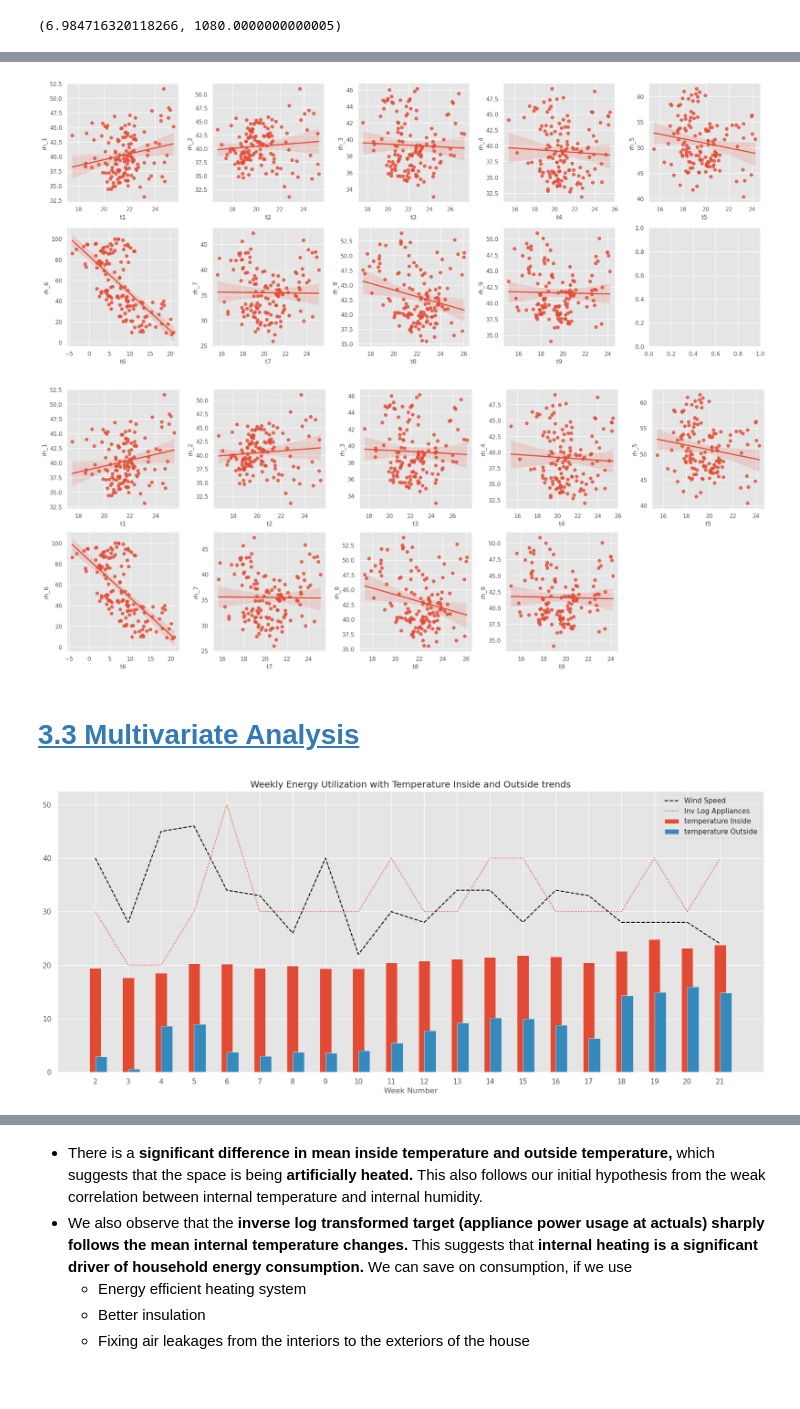
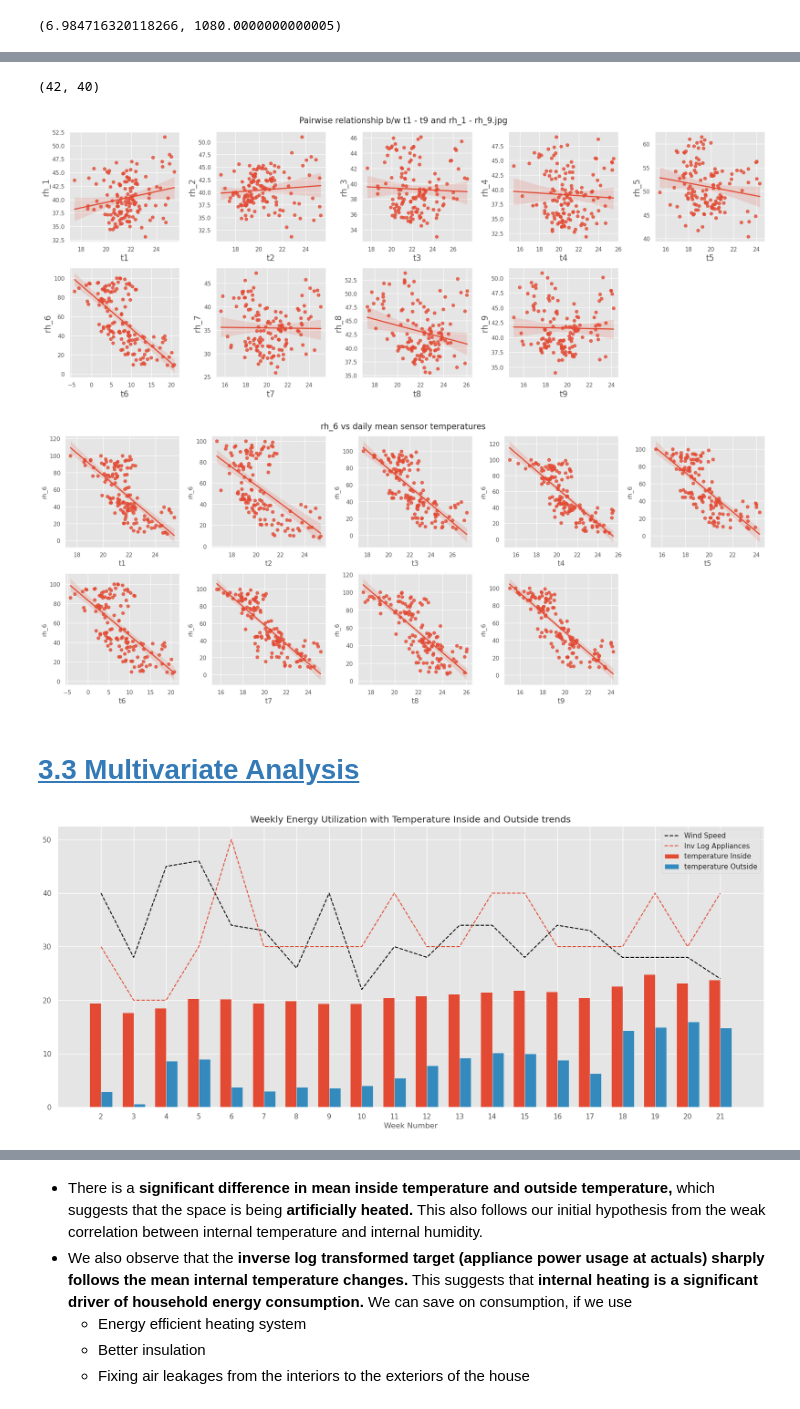
Before and after one commit to hantablack9/IIT-Roorkee-Hackathon, a Jupyter notebook: Household Energy Optimization, Prediction.ipynb, the cells around one changed output, grey strips where cells are left out. Drawn from its saved outputs; the diff is of its cells as text; code cells hidden in the pictures.

```diff
--- a/Household Energy Optimization, Prediction.ipynb
+++ b/Household Energy Optimization, Prediction.ipynb
@@ -552,2 +524,0 @@ numer = np.log(df['rh_out']/100) + 17.625*df['t_out']/(243.04+df['t_out'])
-# %%
-df['tdew_new'] = 234.04*numer/(17.625-numer)
@@ -572,33 +563,40 @@ Index(['ID', 'date', 'lights', 't1', 'rh_1', 't2', 'rh_2', 't3', 'rh_3', 't4',
+# %%
+len(df.columns), len(df_t.columns)
+# %% [output]
+(42, 40)
 # %%
 fig, axes = plt.subplots(nrows=2, ncols=5, figsize=(20, 8))
 
 for idx, (temp, hum) in enumerate(zip(col_temp, col_hum)):
-    ax = axes[idx // 5, idx % 5]  # Get the appropriate subplot axis
+    ax = axes[idx//5, idx%5]  #get subplot axis
 
     sns.regplot(x=df.groupby('date_2')[temp].mean(), y=df.groupby('date_2')[hum].mean(), ax=ax)
-    ax.set_xlabel(temp)
-    ax.set_ylabel(hum)
-    #axes[1,4].set_visible(False)
-plt.savefig('')
+    ax.set_xlabel(temp, fontsize = 16)
+    ax.set_ylabel(hum, fontsize = 16)
+    axes[1,4].set_visible(False)
+plt.suptitle('Pairwise relationship b/w t1 - t9 and rh_1 - rh_9.jpg', size=16)
 plt.tight_layout()
 plt.show()
 # %% [output]
-[figure, old version]
+[figure, new version]
 # %%
 fig, axes = plt.subplots(nrows=2, ncols=5, figsize=(20, 8))
 
-for idx, (temp, hum) in enumerate(zip(col_temp, col_hum)):
-    ax = axes[idx // 5, idx % 5]  # Get the appropriate subplot axis
+for idx, temp in enumerate(col_temp):
+    ax = axes[idx//5, idx%5] #get subplot axis
 
-    sns.regplot(x=df.groupby('date_2')[temp].mean(), y=df.groupby('date_2')[hum].mean(), ax=ax)
-    ax.set_xlabel(temp)
-    ax.set_ylabel(hum)
+    sns.regplot(x=df.groupby('date_2')[temp].mean(), y=df.groupby('date_2')['rh_6'].mean(), ax=ax)
+    ax.set_xlabel(temp, fontsize =14)
+    ax.set_ylabel('rh_6', fontsize =12)
     axes[1,4].set_visible(False)
+
+plt.suptitle('rh_6 vs daily mean sensor temperatures', size= 16)
+plt.savefig('rh_6 vs daily mean sensor temperatures.png')
 
 plt.tight_layout()
 plt.show()
 # %% [output]
-[figure, old version]
+[figure, new version]
 # %% [markdown]
 <a id="3.3"></a>
 # [3.3 Multivariate Analysis](#0)
@@ -617,16 +615,10 @@ bar_offset = bar_width / 2
 
 fig, ax = plt.subplots(figsize=(20,8))
 
-plt.bar(MultvariateDF['week_num'], MultvariateDF['temperature_inside'], width=bar_width, align='center', label='temperature Inside')
-
-plt.bar(np.array(MultvariateDF['week_num']) + bar_offset, MultvariateDF['temperature_outside'], width=bar_width, align='center', label='temperature Outside')
-
-
-plt.plot(MultvariateDF['week_num'], MultvariateDF['windspeed'], label='Wind Speed', c = 'black', linestyle = 'dashed')
-
-plt.plot(MultvariateDF['week_num'], MultvariateDF['inv_log_appliances'], label='Inv Log Appliances', linestyle = 'dotted')
-
-
+plt.bar(MultvariateDF['week_num'] - bar_offset, MultvariateDF['temperature_inside'], width=bar_width, align='center', label='temperature Inside')
+plt.bar(MultvariateDF['week_num'] + bar_offset, MultvariateDF['temperature_outside'], width=bar_width, align='center', label='temperature Outside')
+plt.plot(MultvariateDF['week_num'], MultvariateDF['windspeed'], label='Wind Speed', c = 'black', linestyle = '--')
+plt.plot(MultvariateDF['week_num'], MultvariateDF['inv_log_appliances'], label='Inv Log Appliances', linestyle = '--')
 
 plt.xlabel('Week Number')
 plt.ylabel('')
@@ -638,7 +630,7 @@ plt.legend()
 plt.savefig(f'Appliances-trends-with-temperature-Inside-and-Outside.png')
 plt.show()
 # %% [output]
-[figure, old version]
+[figure, new version]
 # %%
 df['humidity_inside'] = df[['rh_1', 'rh_2', 'rh_3', 'rh_4', 'rh_5', 'rh_7', 'rh_8', 'rh_9']].mean(axis=1)
 df['humidity_outside'] = df['rh_6']
```
Also changed, not shown: parts of 43 cells of this notebook.
